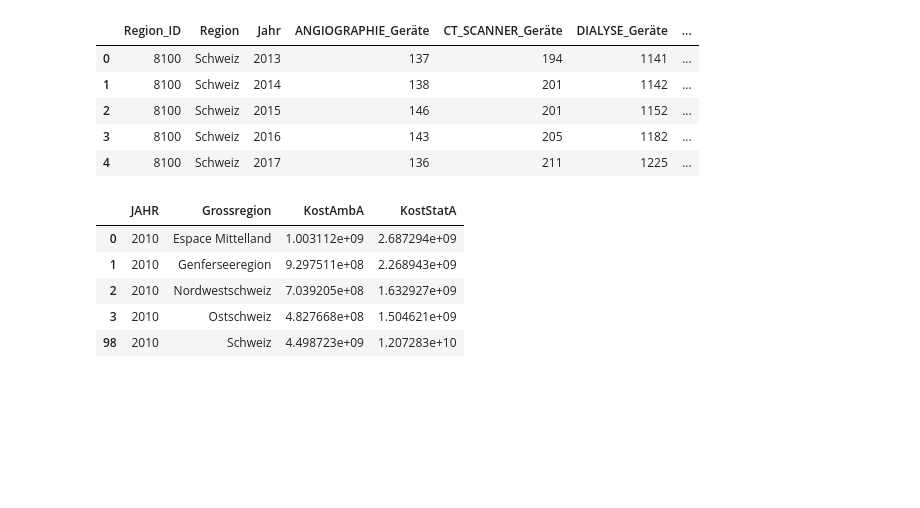
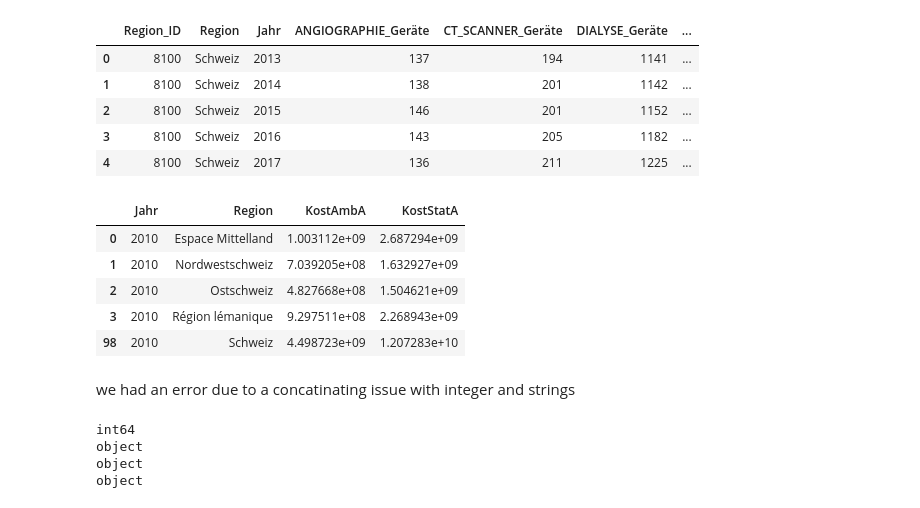
Before and after one commit to jeliigis/final-project-jbns, a Jupyter notebook: scripts/hospital_costs_new.ipynb, the cells around one changed output. Saved outputs shown, nothing was run; the diff lists cells and outputs as text; code cells hidden in the pictures; blank space fills up the shorter version.

Commit message:
Merged the datasets :-)

```diff
--- a/scripts/hospital_costs_new.ipynb
+++ b/scripts/hospital_costs_new.ipynb
@@ -15,7 +22,7 @@ df_cost = df_cost[df_cost['JAHR'] >= 2010]
 #zuordnen der Kantone nach Grossregionen
 
 kanton_to_region= {
-    'GE': 'Genferseeregion', 'VD': 'Genferseeregion', 'VS': 'Genferseeregion',
+    'GE': 'Région lémanique', 'VD': 'Région lémanique', 'VS': 'Région lémanique',
     'BE': 'Espace Mittelland', 'FR': 'Espace Mittelland', 'SO': 'Espace Mittelland',
     'NE': 'Espace Mittelland', 'JU': 'Espace Mittelland',
     'BS': 'Nordwestschweiz', 'BL': 'Nordwestschweiz', 'AG': 'Nordwestschweiz',
@@ -46,12 +74,14 @@ cost_cols = ['KostAmbA', 'KostStatA']
 df_cost[cost_cols] = df_cost[cost_cols].apply(pd.to_numeric, errors='coerce')
 
 #aggregiert: Summe pro Grossregion pro Jahr
-df_region_year = (
-    df_cost
-    .groupby(['JAHR', 'Grossregion'], as_index=False)[cost_cols]
-    .sum()   # skipna=True standard
-    .sort_values(['JAHR', 'Grossregion'])
-)
+#Gruppieren nach Jahr und Grossregion
+grouped = df_cost.groupby(['JAHR', 'Grossregion'], as_index=False)[cost_cols]
+
+# Aggregieren (Summe bilden)
+summed = grouped.sum()
+
+#Sortieren nach Jahr und Grossregion
+df_region_year = summed.sort_values(['JAHR', 'Grossregion'])
 
 #Schweiz als zusätzliche Kategorie anhängen
 # Schweiz nur aus den Regionen bilden (vorhandene Schweiz-Zeilen ignorieren)
@@ -81,7 +141,7 @@ df_region_year.query("Grossregion == 'Schweiz'")
 #Umbenennung/Standardisierung
 df_cost_ready = df_region_year.rename(columns={
     'JAHR': 'Jahr',
-    'Grossregion': 'Grossregion',
+    'Grossregion': 'Region',
     'KostAmbA': 'KostAmbA',
     'KostStatA': 'KostStatA'
 })
@@ -296,11 +609,11 @@ df_infrastructure_melt.head()
 | 3 | 8100 | Schweiz | 2016 | 143 | 205 | 1182 | ... |
 | 4 | 8100 | Schweiz | 2017 | 136 | 211 | 1225 | ... |
 # %%
-df_region_year.head()
+df_cost_ready.head()
 # %% [output]
-|  | JAHR | Grossregion | KostAmbA | KostStatA |
+|  | Jahr | Region | KostAmbA | KostStatA |
 | 0 | 2010 | Espace Mittelland | 1.003112e+09 | 2.687294e+09 |
-| 1 | 2010 | Genferseeregion | 9.297511e+08 | 2.268943e+09 |
-| 2 | 2010 | Nordwestschweiz | 7.039205e+08 | 1.632927e+09 |
-| 3 | 2010 | Ostschweiz | 4.827668e+08 | 1.504621e+09 |
+| 1 | 2010 | Nordwestschweiz | 7.039205e+08 | 1.632927e+09 |
+| 2 | 2010 | Ostschweiz | 4.827668e+08 | 1.504621e+09 |
+| 3 | 2010 | Région lémanique | 9.297511e+08 | 2.268943e+09 |
 | 98 | 2010 | Schweiz | 4.498723e+09 | 1.207283e+10 |
@@ -306,0 +634,17 @@ df_region_year.head()
+# %% [markdown]
+we had an error due to a concatinating issue with integer and strings
+# %%
+print(df_cost_ready["Jahr"].dtype)
+print(df_services_melt["Jahr"].dtype)
+print(df_staff_melt["Jahr"].dtype)
+print(df_infrastructure_melt["Jahr"].dtype)
+
+###in cost the year is an integer in the other datasets an object, therefore changing all to integers
+df_services_melt["Jahr"] = df_services_melt["Jahr"].astype(int)
+df_staff_melt["Jahr"] = df_staff_melt["Jahr"].astype(int)
+df_infrastructure_melt["Jahr"] = df_infrastructure_melt["Jahr"].astype(int)
+# %% [output]
+int64
+object
+object
+object
```
Also changed, not shown: parts of 29 cells of this notebook, 1 other file.
